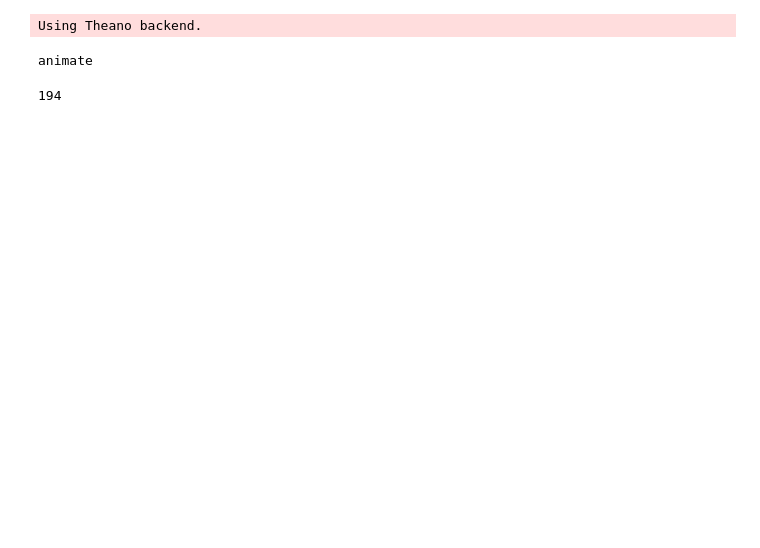
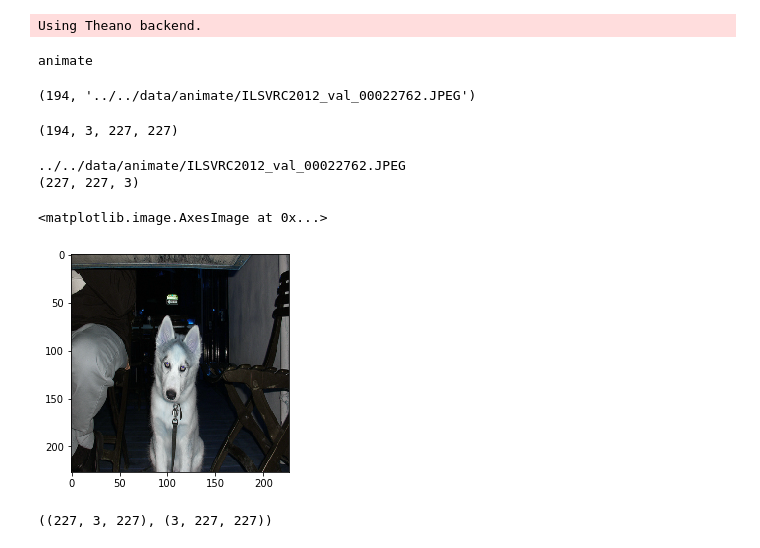
Before and after one commit to SNaGLab/Cognitive-Parcellation, a Jupyter notebook: code/model_notebooks/alexnet_step_0.ipynb, the cells around one changed output. Saved outputs shown, nothing was run; the diff lists cells and outputs as text; code cells hidden in the pictures; blank space fills up the shorter version.

```diff
--- a/code/model_notebooks/alexnet_step_0.ipynb
+++ b/code/model_notebooks/alexnet_step_0.ipynb
@@ -346,10 +372,6 @@ url_path = '../../data/'+p+'/'
 #}
 # %% [output]
 animate
-# %%
-print(len(im_list))
-# %% [output]
-194
 # %%
 # Prepare the image list and pre-process them{
 true_wids = []
@@ -363,3 +385,22 @@ for i in os.listdir(url_path):
 
 im = preprocess_image_batch(im_list,img_size=(256,256), crop_size=(227,227), color_mode="rgb")
 #}
+# %%
+print(len(im_list),im_list[0])
+# %% [output]
+(194, '../../data/animate/ILSVRC2012_val_00022762.JPEG')
+# %%
+print(im.shape)
+# %% [output]
+(194, 3, 227, 227)
+# %%
+print(im_list[0])
+item = cv2.imread(im_list[0])
+resize_item = cv2.resize(item, (227, 227))
+print(resize_item.shape)
+plt.imshow(resize_item)
+# %% [output]
+../../data/animate/ILSVRC2012_val_00022762.JPEG
+(227, 227, 3)
+<matplotlib.image.AxesImage at 0x...>
+[figure, added]
@@ -365,0 +409,4 @@ im = preprocess_image_batch(im_list,img_size=(256,256), crop_size=(227,227), col
+# %%
+imgs_temp[0].shape, im[0].shape
+# %% [output]
+((227, 3, 227), (3, 227, 227))
```
Also changed, not shown: parts of 10 cells of this notebook, 1 other file.
